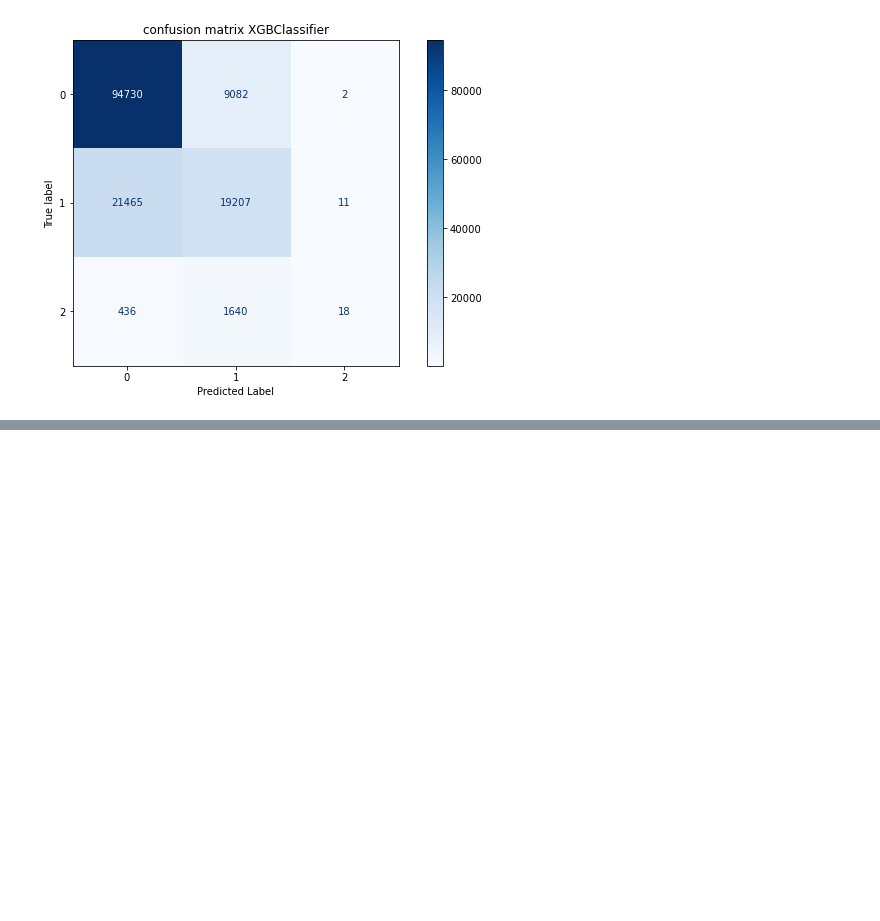
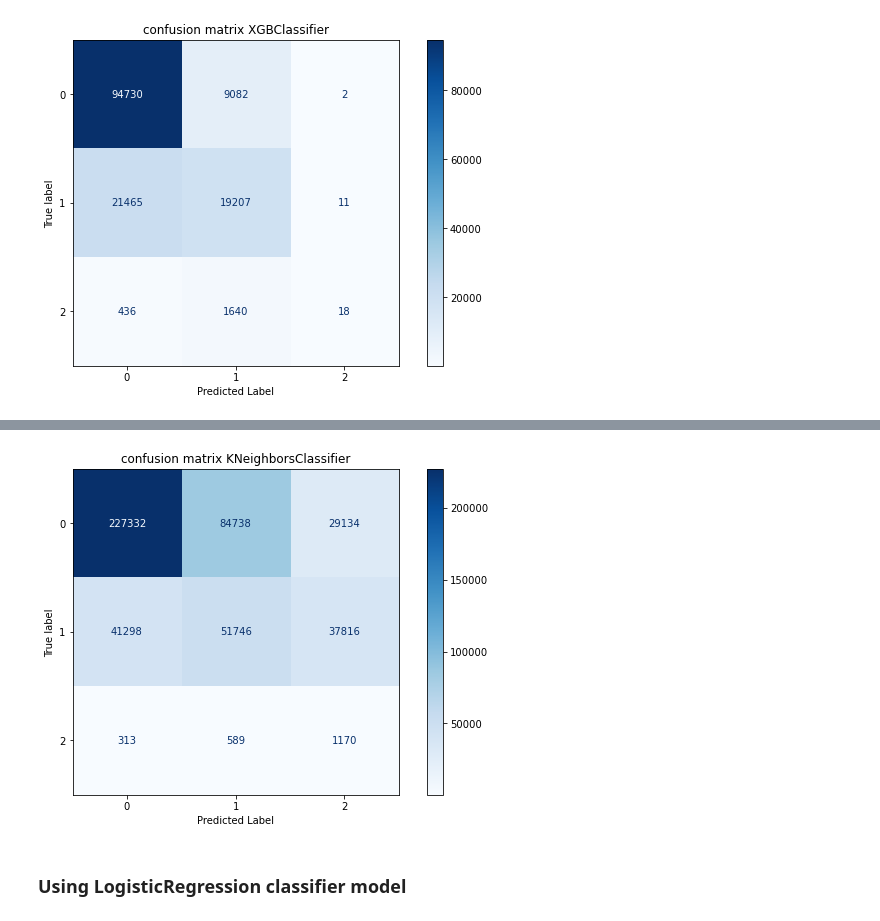
Before and after one commit to kggold4/final-project-machine-learning, a Jupyter notebook: spotify_classification.ipynb, the cells around one changed output, grey strips where cells are left out. Saved outputs shown, nothing was run; the diff lists cells and outputs as text; code cells hidden in the pictures; blank space fills up the shorter version.

Commit message:
add trainig of balanced size of data

```diff
--- a/spotify_classification.ipynb
+++ b/spotify_classification.ipynb
@@ -474,0 +507,10 @@ my_plot_confusion_matrix(classifier_mlp, X_test, y_test, title="confusion matrix
+# %%
+# get the indexes of the row we has in training DataFrame
+indexes = training.index.values.tolist()
+
+# get from tracks only the rows that not in training DataFrame
+testing = tracks.drop(index=indexes)
+# %%
+# rest indexes
+training.reset_index(drop=True, inplace=True)
+testing.reset_index(drop=True, inplace=True)
@@ -474,0 +549,6 @@ my_plot_confusion_matrix(classifier_mlp, X_test, y_test, title="confusion matrix
+# %%
+# split to train and test
+X_train = training[feature_cols]
+y_train = training['popularity']
+X_test = testing[feature_cols]
+y_test = testing['popularity']
@@ -474,0 +557,6 @@ my_plot_confusion_matrix(classifier_mlp, X_test, y_test, title="confusion matrix
+# %%
+# get the classifier (found that 5 neighbors is the best predicter)
+nclf = KNeighborsClassifier(n_neighbors=5)
+
+# print accuracy
+knn_acc = print_accuracy(nclf, X_train, X_test, y_train, y_test)
@@ -474,0 +575,6 @@ my_plot_confusion_matrix(classifier_mlp, X_test, y_test, title="confusion matrix
+# %%
+my_plot_confusion_matrix(nclf, X_test, y_test, title="confusion matrix KNeighborsClassifier")
+# %% [output]
+[figure, added]
+# %% [markdown]
+### Using LogisticRegression classifier model
```
Also changed, not shown: parts of 24 cells of this notebook.
